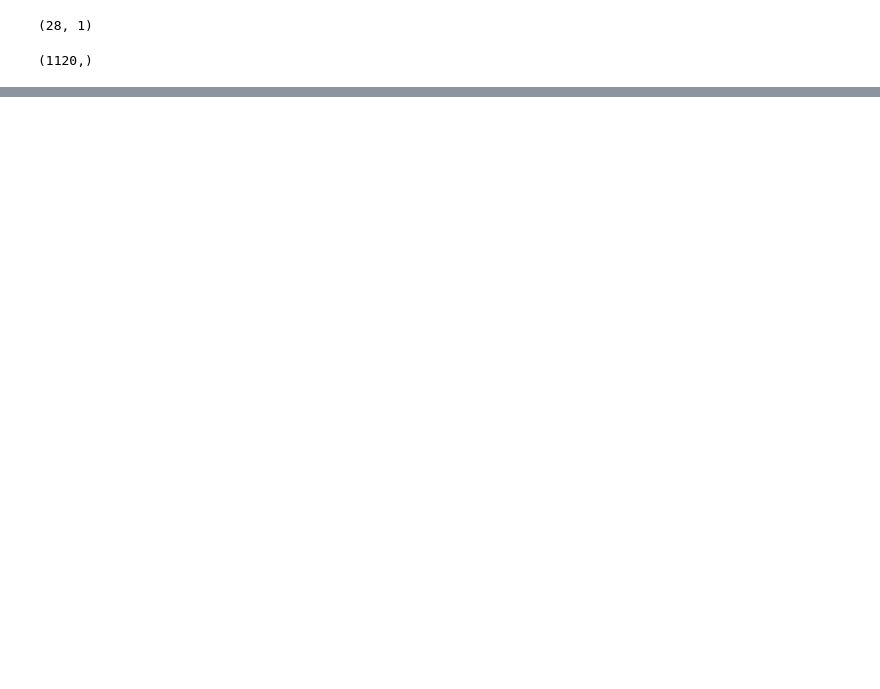
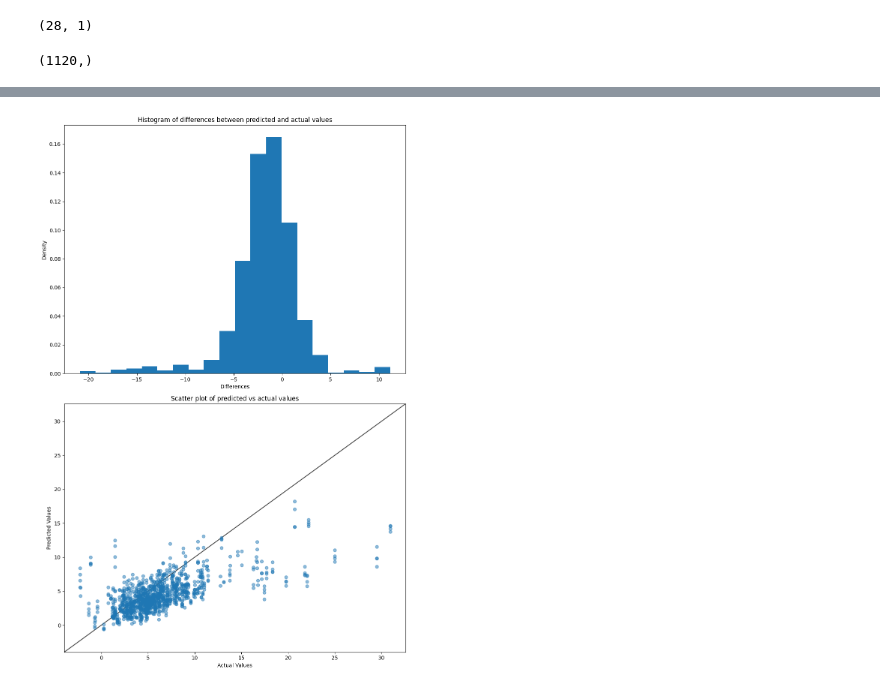
Before and after one commit to DeeDevelopment-AI/resmol, a Jupyter notebook: notebooks/2.0-sdj-CNN.ipynb, the cells around one changed output, grey strips where cells are left out. Drawn from its saved outputs; the diff is of its cells as text; code cells hidden in the pictures; blank space fills up the shorter version.

```diff
--- a/notebooks/2.0-sdj-CNN.ipynb
+++ b/notebooks/2.0-sdj-CNN.ipynb
@@ -447,0 +286,29 @@ X_train_fb.info()
+# %%
+differences = predictions.flatten() - y_test.flatten() # This will give the difference between your predictions and the actual values
+
+#Create a figure with two subplots: a histogram of the differences and a scatter plot of predicted vs real values
+fig, axs = plt.subplots(nrows=2, figsize=(10, 15))
+
+#Plot histogram
+axs[0].hist(differences, bins=20, density=True)
+axs[0].set_title('Histogram of differences between predicted and actual values')
+axs[0].set_xlabel('Differences')
+axs[0].set_ylabel('Density')
+
+#Plot scatter
+axs[1].scatter(y_test, predictions, alpha=0.5)
+axs[1].set_title('Scatter plot of predicted vs actual values')
+axs[1].set_xlabel('Actual Values')
+axs[1].set_ylabel('Predicted Values')
+
+#Draw a diagonal line on the scatterplot
+lims = [np.min([axs[1].get_xlim(), axs[1].get_ylim()]), # min of both axes
+np.max([axs[1].get_xlim(), axs[1].get_ylim()])] # max of both axes
+axs[1].plot(lims, lims, 'k-', alpha=0.75, zorder=0)
+axs[1].set_xlim(lims)
+axs[1].set_ylim(lims)
+
+plt.tight_layout()
+plt.show()
+# %% [output]
+[figure, added]
```
Also changed, not shown: parts of 15 cells of this notebook.
